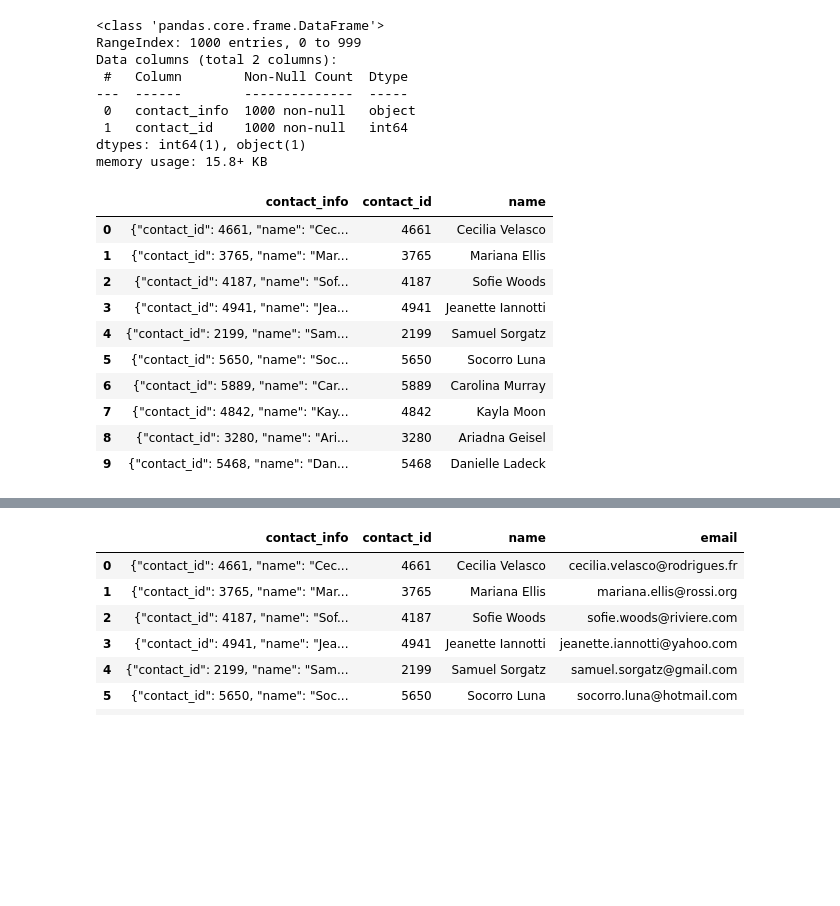
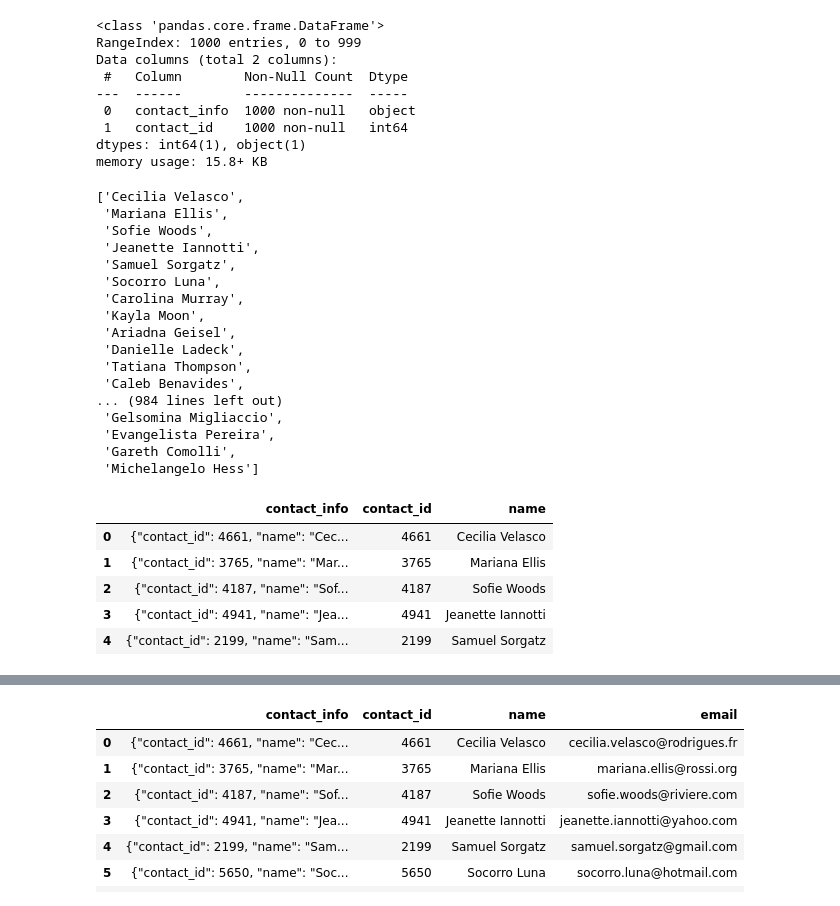
Before and after one commit to csamaro/Crowdfunding_ETL, a Jupyter notebook: ETL_Mini_Project_CAmaro_JFortunato.ipynb, the cells around one changed output, grey strips where cells are left out. Drawn from its saved outputs; the diff is of its cells as text; code cells hidden in the pictures; blank space fills up the shorter version.

```diff
--- a/ETL_Mini_Project_CAmaro_JFortunato.ipynb
+++ b/ETL_Mini_Project_CAmaro_JFortunato.ipynb
@@ -397,0 +424,3 @@ contact_info_df_copy.head()
+# %%
+contactid = [re.findall('[0-9]{4}', item[0])[0] for item in contact_info_list]
+contactid
@@ -398,5 +445,7 @@ contact_info_df_copy.head()
 # %%
 # Extract the four-digit contact ID number.
+contact_info_df_copy['contact_id'] = contactid
+contact_info_df_copy.head()
 # %% [output]
 |  | contact_info | contact_id |
 | 0 | {"contact_id": 4661, "name": "Cec... | 4661 |
@@ -418,6 +468,8 @@ dtypes: object(2)
 memory usage: 15.8+ KB
 # %%
 # Convert the "contact_id" column to an int64 data type.
+contact_info_df_copy['contact_id'] = pd.to_numeric(contact_info_df_copy['contact_id'])
+contact_info_df_copy.info()
 # %% [output]
 <class 'pandas.core.frame.DataFrame'>
 RangeIndex: 1000 entries, 0 to 999
@@ -428,17 +480,35 @@ Data columns (total 2 columns):
  1   contact_id    1000 non-null   int64
 dtypes: int64(1), object(1)
 memory usage: 15.8+ KB
+# %%
+name_finder = [re.findall('[a-zA-Z]{1,}\s[a-zA-Z]{1,}', item[0])[0] for item in contact_info_list]
+name_finder
+# %% [output]
+['Cecilia Velasco',
+ 'Mariana Ellis',
+ 'Sofie Woods',
+ 'Jeanette Iannotti',
+ 'Samuel Sorgatz',
+ 'Socorro Luna',
+ 'Carolina Murray',
+ 'Kayla Moon',
+ 'Ariadna Geisel',
+ 'Danielle Ladeck',
+ 'Tatiana Thompson',
+ 'Caleb Benavides',
+... (984 lines left out)
+ 'Gelsomina Migliaccio',
+ 'Evangelista Pereira',
+ 'Gareth Comolli',
+ 'Michelangelo Hess']
 # %%
 # Extract the name of the contact and add it to a new column.
+contact_info_df_copy['name'] = name_finder
+contact_info_df_copy.head()
 # %% [output]
 |  | contact_info | contact_id | name |
 | 0 | {"contact_id": 4661, "name": "Cec... | 4661 | Cecilia Velasco |
 | 1 | {"contact_id": 3765, "name": "Mar... | 3765 | Mariana Ellis |
 | 2 | {"contact_id": 4187, "name": "Sof... | 4187 | Sofie Woods |
 | 3 | {"contact_id": 4941, "name": "Jea... | 4941 | Jeanette Iannotti |
 | 4 | {"contact_id": 2199, "name": "Sam... | 2199 | Samuel Sorgatz |
-| 5 | {"contact_id": 5650, "name": "Soc... | 5650 | Socorro Luna |
-| 6 | {"contact_id": 5889, "name": "Car... | 5889 | Carolina Murray |
-| 7 | {"contact_id": 4842, "name": "Kay... | 4842 | Kayla Moon |
-| 8 | {"contact_id": 3280, "name": "Ari... | 3280 | Ariadna Geisel |
-| 9 | {"contact_id": 5468, "name": "Dan... | 5468 | Danielle Ladeck |
```
Also changed, not shown: parts of 19 cells of this notebook, 1 other file.
